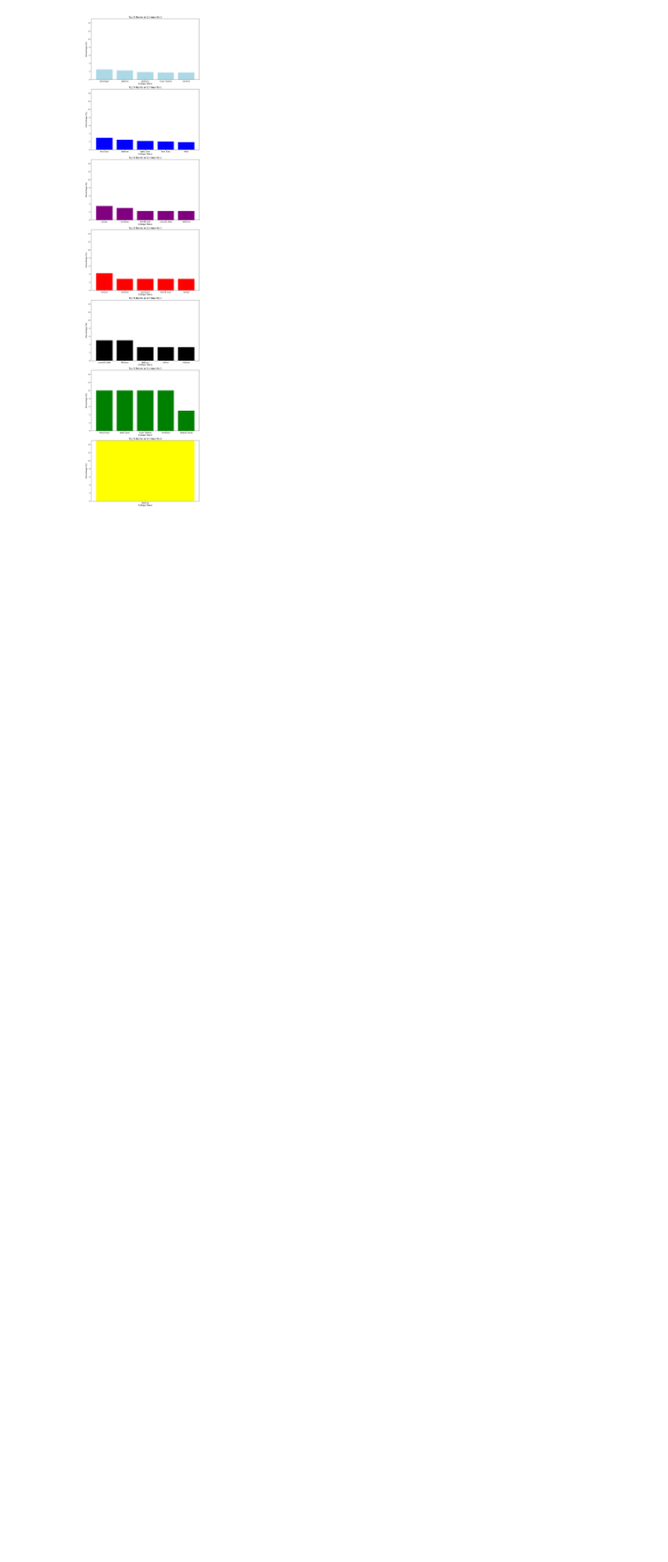
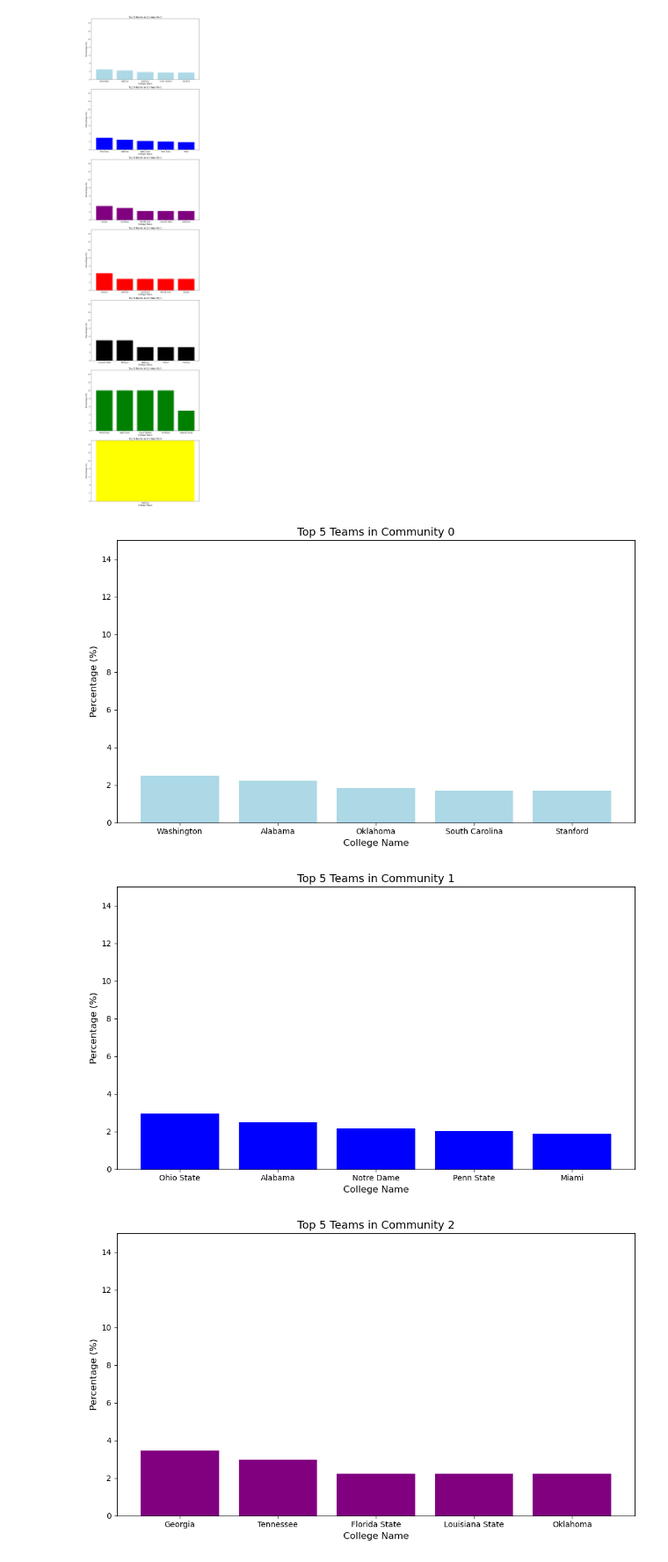
Before and after one commit to SeanGwall/NFL-Network-Analysis, a Jupyter notebook: notebooks/community-detection.ipynb, the cells around one changed output. Shown: that part at 88% size. Cells and saved outputs as stored; diff of their text form; code cells hidden in the pictures; blank space fills up the shorter version.

```diff
--- a/notebooks/community-detection.ipynb
+++ b/notebooks/community-detection.ipynb
@@ -163,3 +167,30 @@ plt.tight_layout()
 plt.show()
 # %% [output]
 [figure]
+# %%
+colors = ['lightblue', 'blue', 'purple', 'red', 'black', 'green', 'yellow']
+
+# Iterate over each unique community
+for community in top_5_teams['community'].unique():
+    # Filter data for the current community
+    community_data = top_5_teams[top_5_teams['community'] == community]
+
+    # Create a new figure for each community
+    plt.figure(figsize=(10, 6))
+
+    # Plotting the bar graph
+    plt.bar(community_data['college_name'], community_data['percentage'], color=colors[community])
+
+    # Adding labels and title
+    plt.title(f"Top 5 Teams in Community {community}", fontsize=14)
+    plt.xlabel('College Name', fontsize=12)
+    plt.ylabel('Percentage (%)', fontsize=12)
+    plt.ylim(0, 15)  # Ensure the y-axis goes from 0 to 100%
+
+    # Show the plot for the current community
+    plt.tight_layout()
+    plt.show()
+# %% [output]
+[figure, added]
+[figure, added]
+[figure, added]
```
Also changed, not shown: parts of 10 cells of this notebook, 19 other files.
